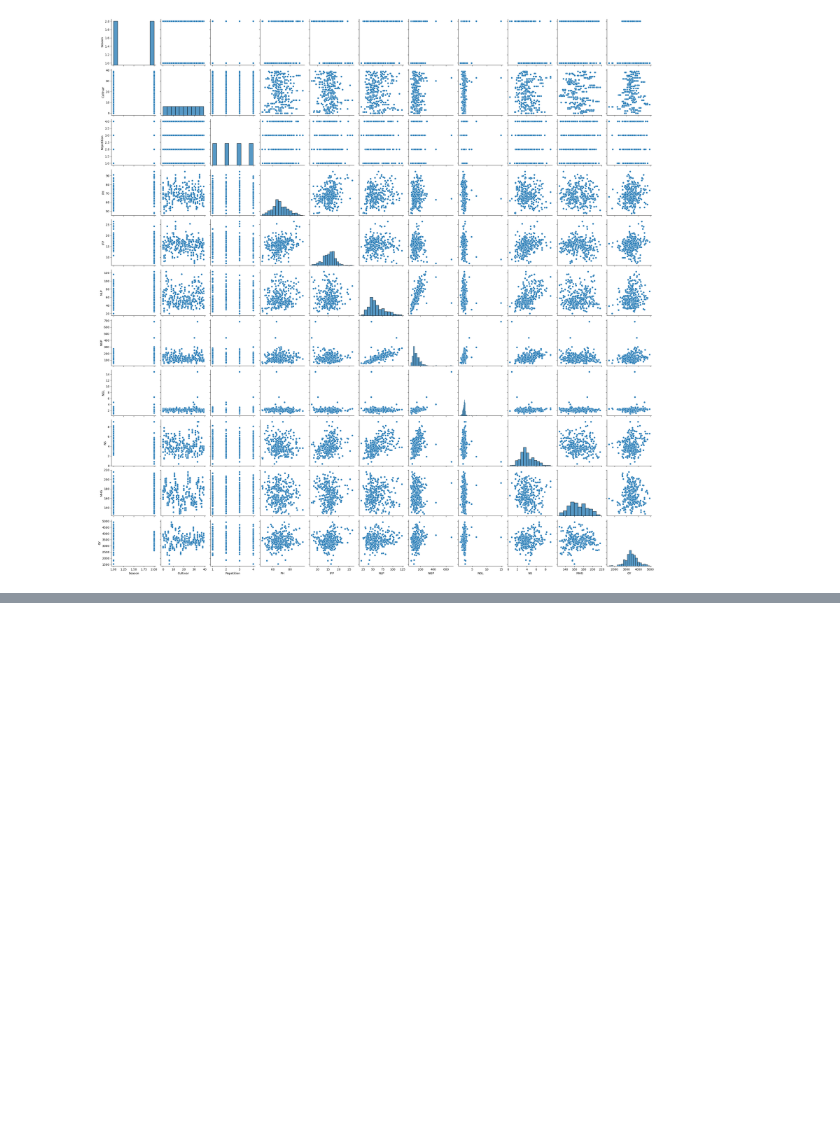
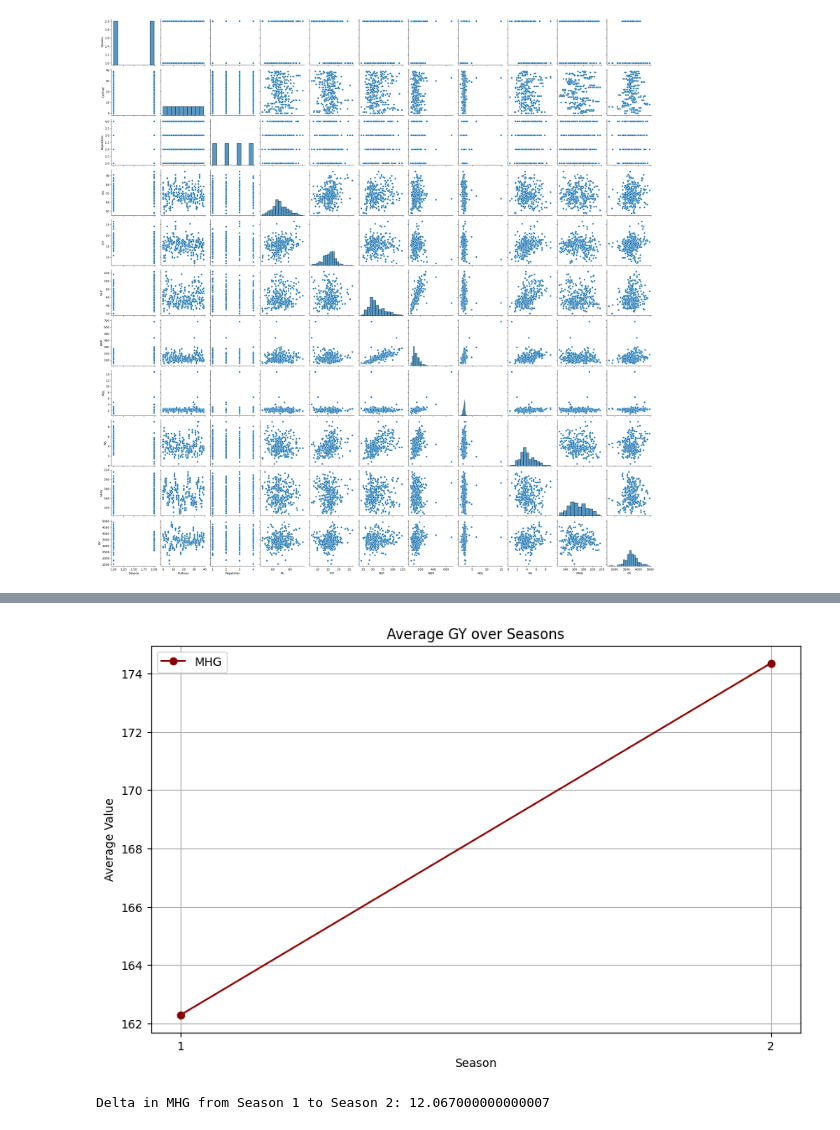
Before and after one commit to AntoniaPopovici/VOIS_2024, a Jupyter notebook: main.ipynb, the cells around one changed output, grey strips where cells are left out. Saved outputs shown, nothing was run; the diff lists cells and outputs as text; code cells hidden in the pictures; blank space fills up the shorter version.

```diff
--- a/main.ipynb
+++ b/main.ipynb
@@ -189,0 +235,17 @@ plt.show()
+# %%
+season_avg = df.groupby('Season')[['MHG']].mean()
+
+plt.figure(figsize=(10, 6))
+plt.plot(season_avg.index, season_avg['MHG'], marker='o', label='MHG', color='darkred')
+plt.xlabel('Season')
+plt.ylabel('Average Value')
+plt.title('Average GY over Seasons')
+plt.xticks(season_avg.index)
+plt.legend()
+plt.grid(True)
+plt.show()
+
+print("Delta in MHG from Season 1 to Season 2:", delta_mhg)
+# %% [output]
+[figure, added]
+Delta in MHG from Season 1 to Season 2: 12.067000000000007
```
Also changed, not shown: parts of 7 cells of this notebook.
